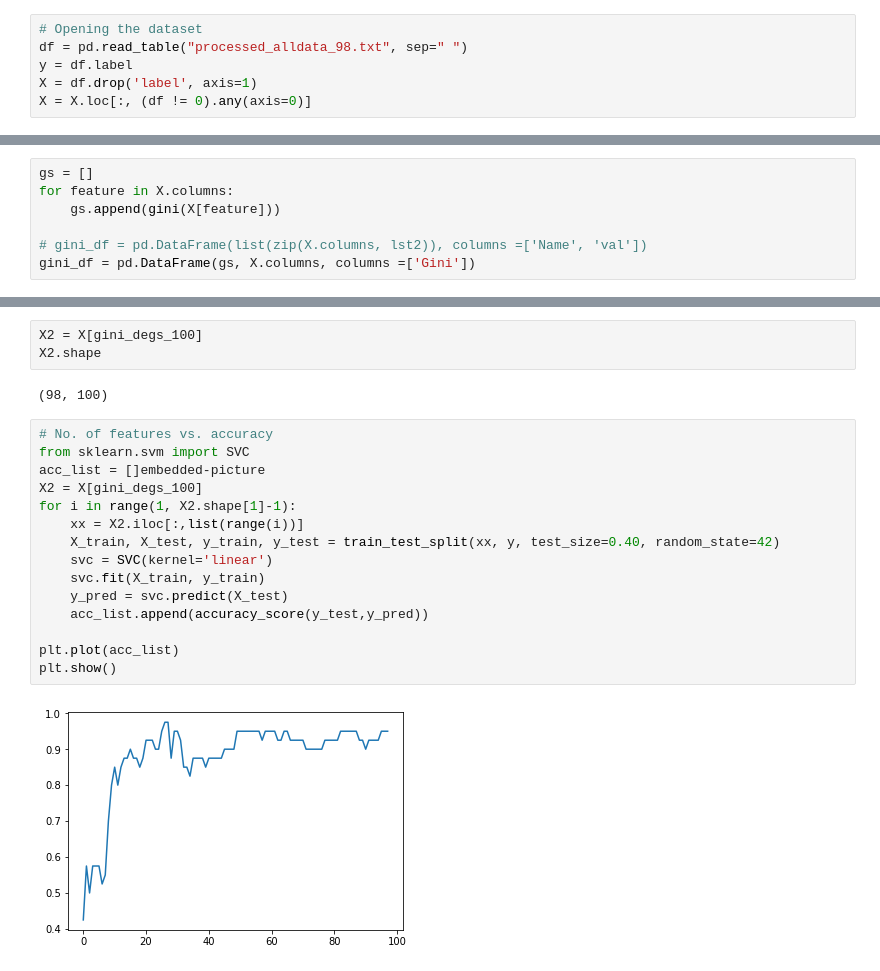
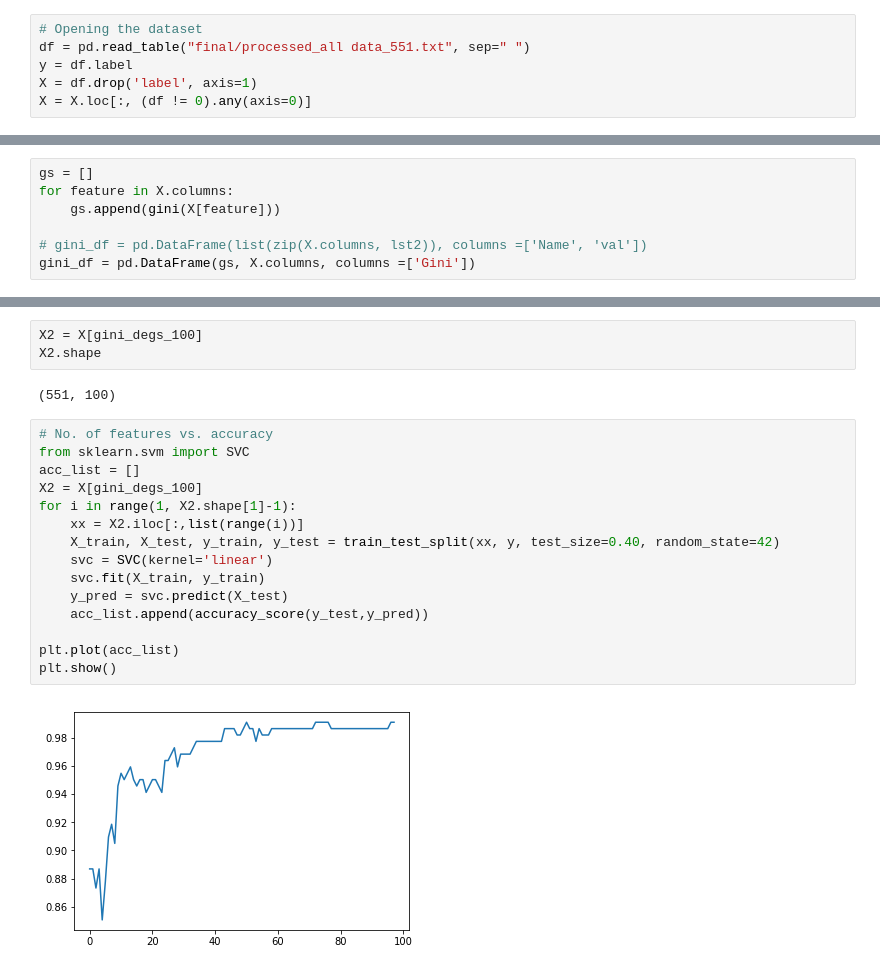
Before and after one commit to ruwaa-mohamed/TCGA-LUAD, a Jupyter notebook: TCGA-LUAD-DEGs.ipynb, the cells around one changed output, grey strips where cells are left out. Cells and saved outputs as stored; diff of their text form.

```diff
--- a/TCGA-LUAD-DEGs.ipynb
+++ b/TCGA-LUAD-DEGs.ipynb
@@ -14,7 +14,7 @@ from sklearn.decomposition import PCA
 from sklearn.tree import DecisionTreeClassifier, plot_tree
 # %%
 # Opening the dataset
-df = pd.read_table("processed_alldata_98.txt", sep=" ")
+df = pd.read_table("final/processed_all data_551.txt", sep=" ")
 y = df.label
 X = df.drop('label', axis=1)
 X = X.loc[:, (df != 0).any(axis=0)]
@@ -143,21 +182,21 @@ weighted avg       1.00      1.00      1.00        40
 X2 = X[gini_degs_100]
 X2.shape
 # %% [output]
-(98, 100)
+(551, 100)
 # %%
 # No. of features vs. accuracy
 from sklearn.svm import SVC
-acc_list = []embedded-picture
+acc_list = []
 X2 = X[gini_degs_100]
 for i in range(1, X2.shape[1]-1):
     xx = X2.iloc[:,list(range(i))]
     X_train, X_test, y_train, y_test = train_test_split(xx, y, test_size=0.40, random_state=42)
     svc = SVC(kernel='linear')
     svc.fit(X_train, y_train)
     y_pred = svc.predict(X_test)
     acc_list.append(accuracy_score(y_test,y_pred))
 
 plt.plot(acc_list)
 plt.show()
 # %% [output]
-[figure, old version]
+[figure, new version]
```
Also changed, not shown: parts of 9 cells of this notebook, 2 other files.
